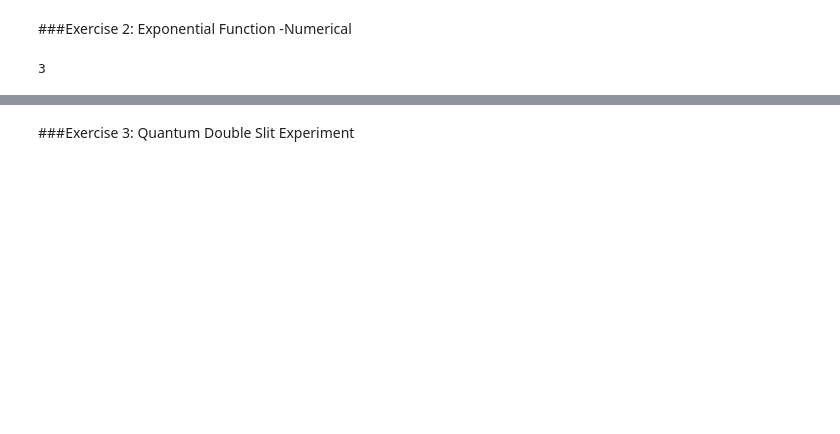
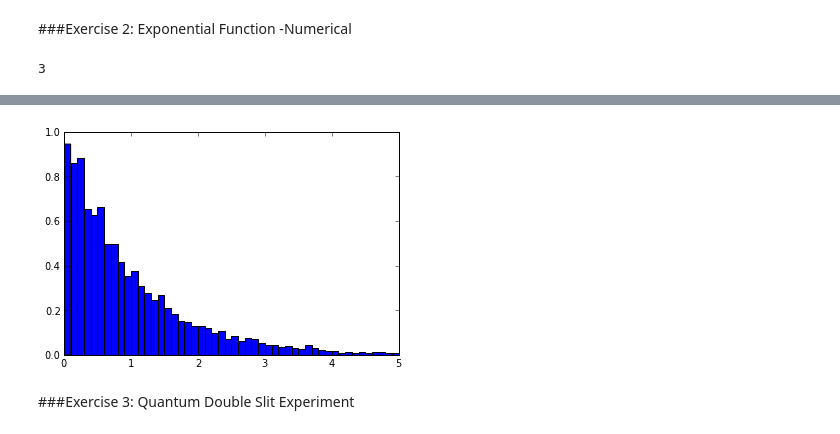
Before and after one commit to ipowellPHYS202/PHYS202-S13, a Jupyter notebook: Week8/Tuesday_Thurs_Notes.ipynb, the cells around one changed output, grey strips where cells are left out. Cells and saved outputs as stored; diff of their text form; code cells hidden in the pictures; blank space fills up the shorter version.

```diff
--- a/Week8/Tuesday_Thurs_Notes.ipynb
+++ b/Week8/Tuesday_Thurs_Notes.ipynb
@@ -171,2 +166,16 @@ show()
+# %%
+#cool
+def distribute1D(x,prob,N):
+    dist = prob(x)
+    CDF = cumsum(dist)/sum(dist)
+    z = numpy.random.random(N)
+    Finv = x[searchsorted(CDF,z)]
+    return Finv
+
+test = distribute1D(x,f,N)
+hist(test,50,normed=True)
+show()
+# %% [output]
+[figure, added]
 # %% [markdown]
 ###Exercise 3: Quantum Double Slit Experiment
```
Also changed, not shown: parts of 17 cells of this notebook, 2 other files.
